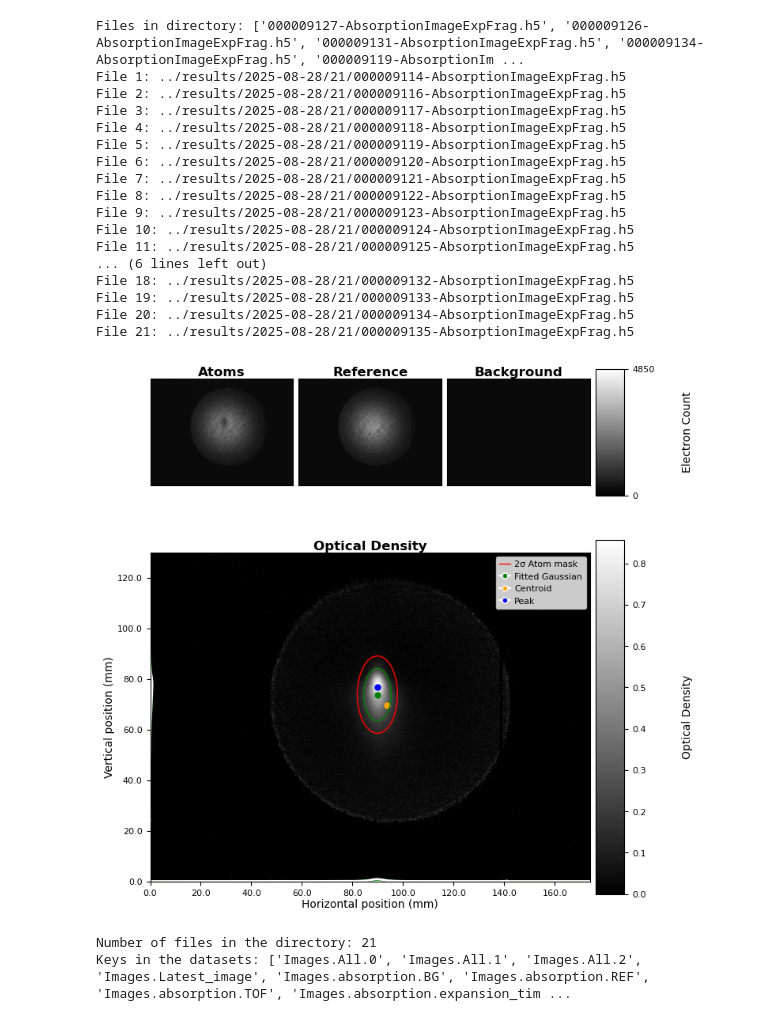
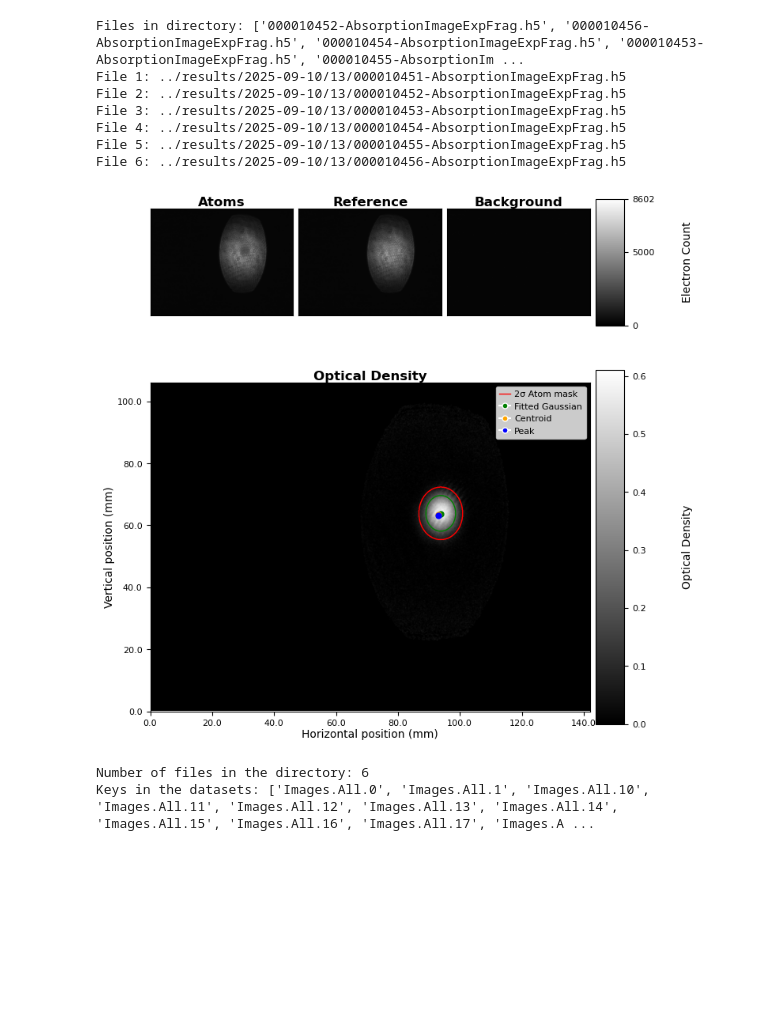
Before and after one commit to harrykendell/ARTIQ, a Jupyter notebook: analysis/plotting_data_post_analysis.ipynb, the cells around one changed output. Drawn from its saved outputs; the diff is of its cells as text; code cells hidden in the pictures; blank space fills up the shorter version.

```diff
--- a/analysis/plotting_data_post_analysis.ipynb
+++ b/analysis/plotting_data_post_analysis.ipynb
@@ -20,7 +20,7 @@ from repository.imaging.processor import AbsImage  # noqa: E402
 
 
 folder_directory = (
-    "../results/2025-08-28/21/"  # Example directory path, adjust as needed
+    "../results/2025-09-10/13/"  # Example directory path, adjust as needed
 )
 file_names = os.listdir(folder_directory)
 
@@ -30,7 +30,7 @@ print(f"Files in directory: {file_names}")
 
 # Enter the name of the file you want to analyze, this file consisit of many runs of of particular scan parameter if you have multiple runs
 particular_directory = (
-    folder_directory + "000009135-AbsorptionImageExpFrag.h5"
+    folder_directory + "000010451-AbsorptionImageExpFrag.h5"
 )  # Example file path, adjust as needed
 
 
@@ -140,7 +140,7 @@ def plot_absorption_image(file_directory, run_number):
     plt.show()
 
 
-scan_number = 1  # Example scan number, adjust as needed
+scan_number = 5  # Example scan number, adjust as needed
 
 plot_absorption_image(particular_directory, scan_number)
 # Extracting the values and the units from the files
@@ -158,52 +158,42 @@ scan_param = [
     1,
     2,
     3,
     4,
     5,
     6,
     7,
     8,
     9,
     10,
     11,
     12,
     13,
     14,
     15,
     16,
     17,
     18,
     19,
     20,
     21,
 ]
 
 # Extracting the values and the units from the files
 
 
 f1 = h5py.File(files_directory[0], "r")
 a = f1["datasets"]
 print(f"Keys in the datasets: {list(a.keys())}")
 # %% [output]
-Files in directory: ['000009127-AbsorptionImageExpFrag.h5', '000009126-AbsorptionImageExpFrag.h5', '000009131-AbsorptionImageExpFrag.h5', '000009134-AbsorptionImageExpFrag.h5', '000009119-AbsorptionIm ...
-File 1: ../results/2025-08-28/21/000009114-AbsorptionImageExpFrag.h5
-File 2: ../results/2025-08-28/21/000009116-AbsorptionImageExpFrag.h5
-File 3: ../results/2025-08-28/21/000009117-AbsorptionImageExpFrag.h5
-File 4: ../results/2025-08-28/21/000009118-AbsorptionImageExpFrag.h5
-File 5: ../results/2025-08-28/21/000009119-AbsorptionImageExpFrag.h5
-File 6: ../results/2025-08-28/21/000009120-AbsorptionImageExpFrag.h5
-File 7: ../results/2025-08-28/21/000009121-AbsorptionImageExpFrag.h5
-File 8: ../results/2025-08-28/21/000009122-AbsorptionImageExpFrag.h5
-File 9: ../results/2025-08-28/21/000009123-AbsorptionImageExpFrag.h5
-File 10: ../results/2025-08-28/21/000009124-AbsorptionImageExpFrag.h5
-File 11: ../results/2025-08-28/21/000009125-AbsorptionImageExpFrag.h5
-... (6 lines left out)
-File 18: ../results/2025-08-28/21/000009132-AbsorptionImageExpFrag.h5
-File 19: ../results/2025-08-28/21/000009133-AbsorptionImageExpFrag.h5
-File 20: ../results/2025-08-28/21/000009134-AbsorptionImageExpFrag.h5
-File 21: ../results/2025-08-28/21/000009135-AbsorptionImageExpFrag.h5
+Files in directory: ['000010452-AbsorptionImageExpFrag.h5', '000010456-AbsorptionImageExpFrag.h5', '000010454-AbsorptionImageExpFrag.h5', '000010453-AbsorptionImageExpFrag.h5', '000010455-AbsorptionIm ...
+File 1: ../results/2025-09-10/13/000010451-AbsorptionImageExpFrag.h5
+File 2: ../results/2025-09-10/13/000010452-AbsorptionImageExpFrag.h5
+File 3: ../results/2025-09-10/13/000010453-AbsorptionImageExpFrag.h5
+File 4: ../results/2025-09-10/13/000010454-AbsorptionImageExpFrag.h5
+File 5: ../results/2025-09-10/13/000010455-AbsorptionImageExpFrag.h5
+File 6: ../results/2025-09-10/13/000010456-AbsorptionImageExpFrag.h5
-[figure, old version]
+[figure, new version]
-Number of files in the directory: 21
-Keys in the datasets: ['Images.All.0', 'Images.All.1', 'Images.All.2', 'Images.Latest_image', 'Images.absorption.BG', 'Images.absorption.REF', 'Images.absorption.TOF', 'Images.absorption.expansion_tim ...
+Number of files in the directory: 6
+Keys in the datasets: ['Images.All.0', 'Images.All.1', 'Images.All.10', 'Images.All.11', 'Images.All.12', 'Images.All.13', 'Images.All.14', 'Images.All.15', 'Images.All.16', 'Images.All.17', 'Images.A ...
 # %%
 # example of the data structure in the file
```
Also changed, not shown: parts of 5 cells of this notebook, 5 other files.
